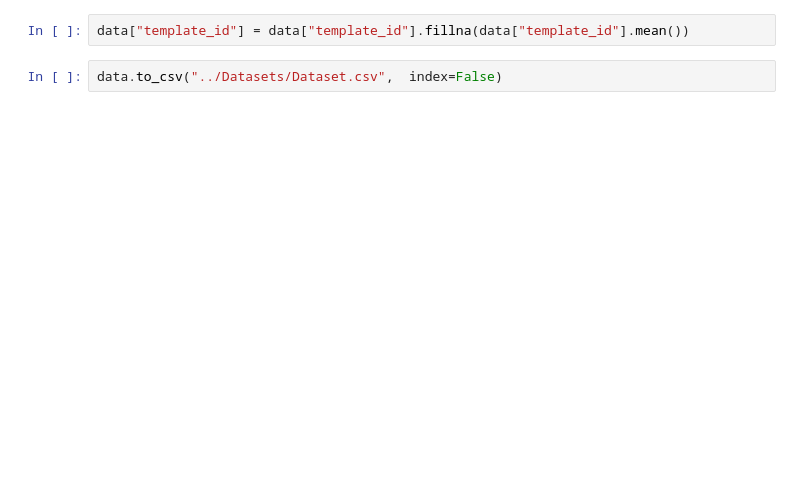
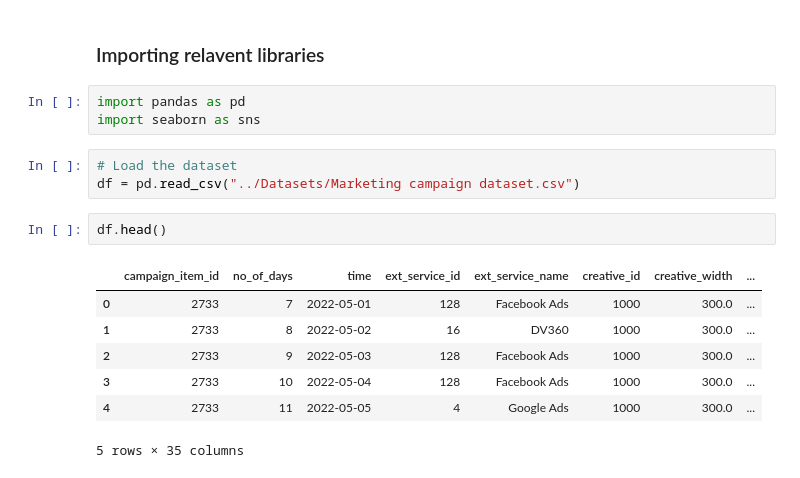
Before and after one commit to GinuraAdikari/InsightHive, a Jupyter notebook: Customer Engagement prediction/Data_preprocess/Data_preprocessing_2.0.ipynb, the cells around one changed output. Cells and saved outputs as stored; diff of their text form; blank space fills up the shorter version.

Commit message:
restarted data preprocessing to build GNN model

```diff
--- a/Customer Engagement prediction/Data_preprocess/Data_preprocessing_2.0.ipynb
+++ b/Customer Engagement prediction/Data_preprocess/Data_preprocessing_2.0.ipynb
@@ -176,4 +1,18 @@ print(data["template_id"].unique())
-# %%
-data["template_id"] = data["template_id"].fillna(data["template_id"].mean())
-# %%
-data.to_csv("../Datasets/Dataset.csv",  index=False)
+# %% [markdown]
+### Importing relavent libraries
+# %%
+import pandas as pd
+import seaborn as sns
+# %%
+# Load the dataset
+df = pd.read_csv("../Datasets/Marketing campaign dataset.csv")
+# %%
+df.head()
+# %% [output]
+|  | campaign_item_id | no_of_days | time | ext_service_id | ext_service_name | creative_id | creative_width | ... |
+| 0 | 2733 | 7 | 2022-05-01 | 128 | Facebook Ads | 1000 | 300.0 | ... |
+| 1 | 2733 | 8 | 2022-05-02 | 16 | DV360 | 1000 | 300.0 | ... |
+| 2 | 2733 | 9 | 2022-05-03 | 128 | Facebook Ads | 1000 | 300.0 | ... |
+| 3 | 2733 | 10 | 2022-05-04 | 128 | Facebook Ads | 1000 | 300.0 | ... |
+| 4 | 2733 | 11 | 2022-05-05 | 4 | Google Ads | 1000 | 300.0 | ... |
+5 rows × 35 columns
```
Also changed, not shown: parts of 70 cells of this notebook.
